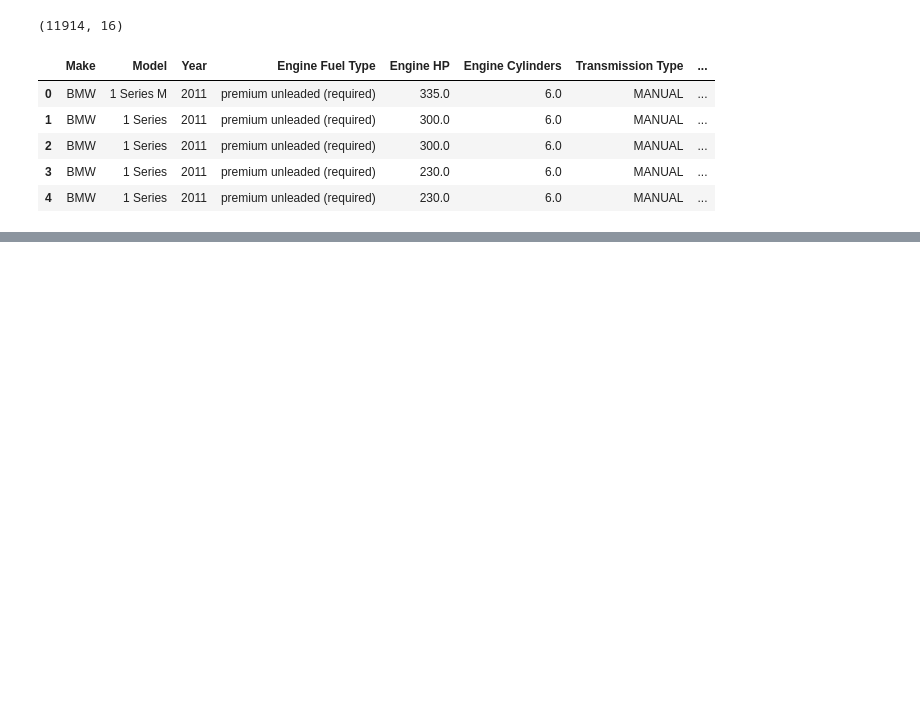
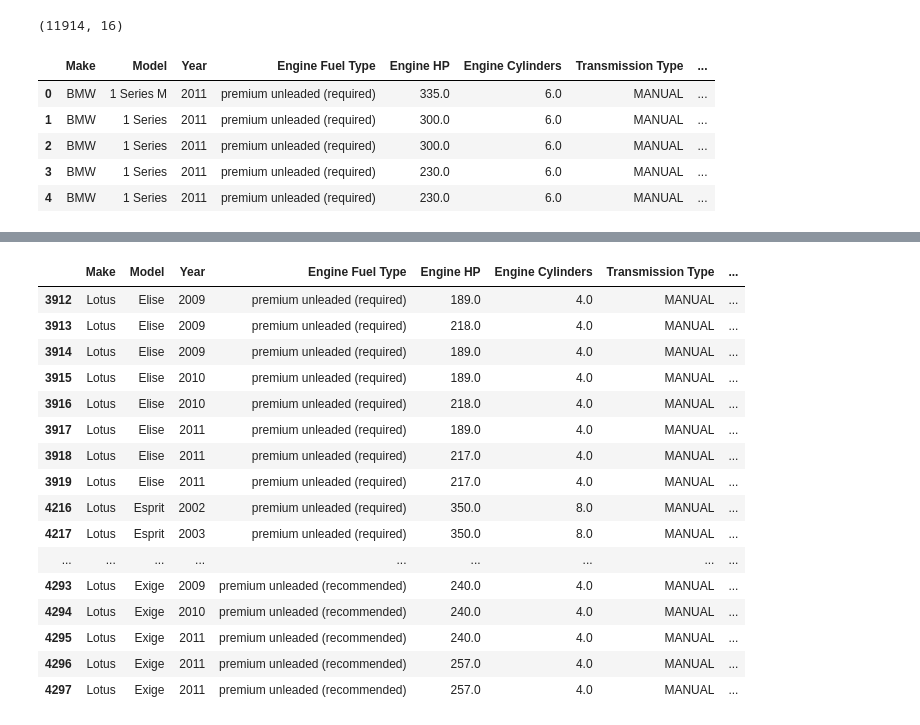
Before and after one commit to tolu-c/2022-ML-Zoomcamp, a Jupyter notebook: 01/homework.ipynb, the cells around one changed output, grey strips where cells are left out. Cells and saved outputs as stored; diff of their text form; code cells hidden in the pictures; blank space fills up the shorter version.

```diff
--- a/01/homework.ipynb
+++ b/01/homework.ipynb
@@ -7,5 +7,5 @@ np.__version__
 # %%
 import pandas as pd
 # %%
-records = pd.read_csv('cars_data.csv')
+df = pd.read_csv('cars_data.csv')
 # %%
@@ -24,0 +199,20 @@ records.head()
+# %%
+df[df['Make'] == 'Lotus']
+# %% [output]
+|  | Make | Model | Year | Engine Fuel Type | Engine HP | Engine Cylinders | Transmission Type | ... |
+| 3912 | Lotus | Elise | 2009 | premium unleaded (required) | 189.0 | 4.0 | MANUAL | ... |
+| 3913 | Lotus | Elise | 2009 | premium unleaded (required) | 218.0 | 4.0 | MANUAL | ... |
+| 3914 | Lotus | Elise | 2009 | premium unleaded (required) | 189.0 | 4.0 | MANUAL | ... |
+| 3915 | Lotus | Elise | 2010 | premium unleaded (required) | 189.0 | 4.0 | MANUAL | ... |
+| 3916 | Lotus | Elise | 2010 | premium unleaded (required) | 218.0 | 4.0 | MANUAL | ... |
+| 3917 | Lotus | Elise | 2011 | premium unleaded (required) | 189.0 | 4.0 | MANUAL | ... |
+| 3918 | Lotus | Elise | 2011 | premium unleaded (required) | 217.0 | 4.0 | MANUAL | ... |
+| 3919 | Lotus | Elise | 2011 | premium unleaded (required) | 217.0 | 4.0 | MANUAL | ... |
+| 4216 | Lotus | Esprit | 2002 | premium unleaded (required) | 350.0 | 8.0 | MANUAL | ... |
+| 4217 | Lotus | Esprit | 2003 | premium unleaded (required) | 350.0 | 8.0 | MANUAL | ... |
+| ... | ... | ... | ... | ... | ... | ... | ... | ... |
+| 4293 | Lotus | Exige | 2009 | premium unleaded (recommended) | 240.0 | 4.0 | MANUAL | ... |
+| 4294 | Lotus | Exige | 2010 | premium unleaded (recommended) | 240.0 | 4.0 | MANUAL | ... |
+| 4295 | Lotus | Exige | 2011 | premium unleaded (recommended) | 240.0 | 4.0 | MANUAL | ... |
+| 4296 | Lotus | Exige | 2011 | premium unleaded (recommended) | 257.0 | 4.0 | MANUAL | ... |
+| 4297 | Lotus | Exige | 2011 | premium unleaded (recommended) | 257.0 | 4.0 | MANUAL | ... |
```
Also changed, not shown: parts of 27 cells of this notebook, 1 other file.
